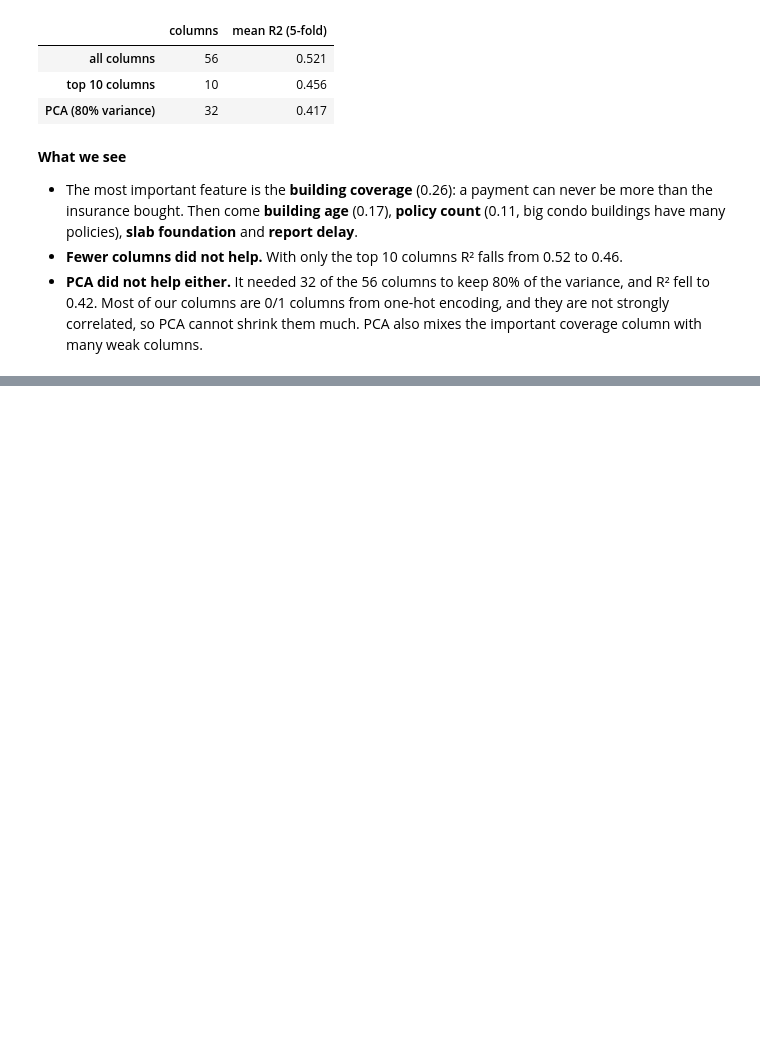
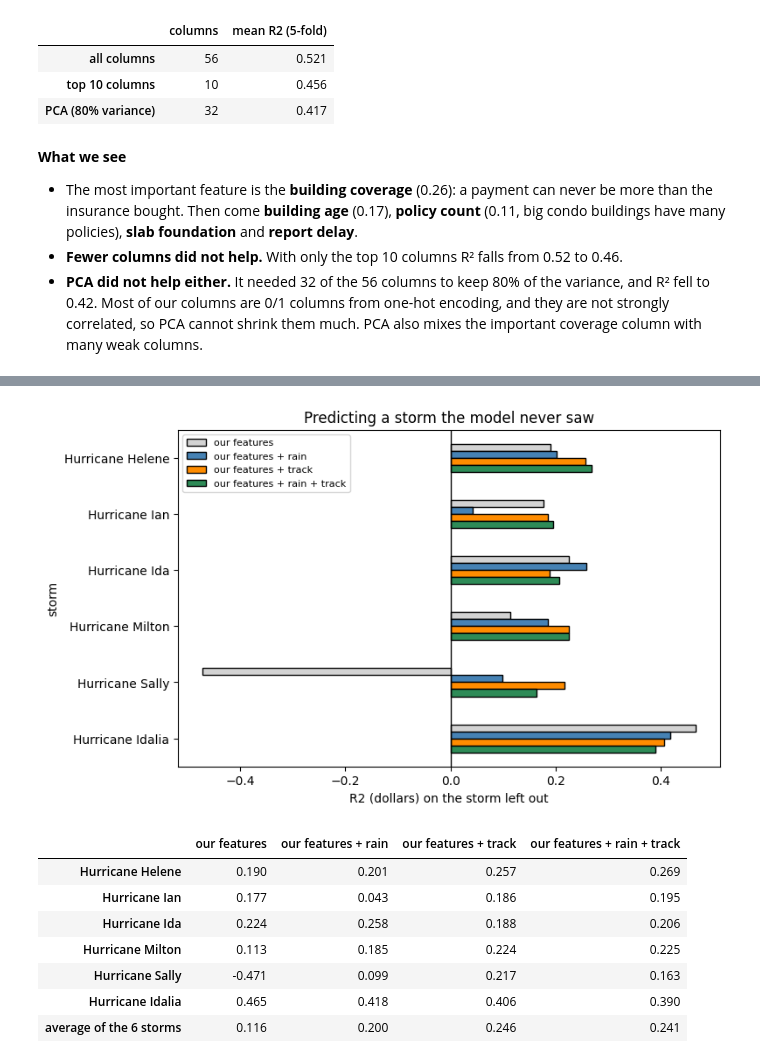
Before and after one commit to VenkatRepaka/nfip_claims_project, a Jupyter notebook: student_notebooks/02_RQ1_payment_amount.ipynb, the cells around one changed output, grey strips where cells are left out. Cells and saved outputs as stored; diff of their text form; code cells hidden in the pictures; blank space fills up the shorter version.

```diff
--- a/student_notebooks/02_RQ1_payment_amount.ipynb
+++ b/student_notebooks/02_RQ1_payment_amount.ipynb
@@ -319,0 +436,13 @@ PCA components kept: [np.int64(32), np.int64(32), np.int64(32), np.int64(32), np
+# %%
+track = pd.read_parquet('data/track_features.parquet')
+TRACK_FEATURES = [col for col in track.columns if col.startswith('trk_') and col != 'trk_storm']
+track_cols = df[['id']].merge(track, on='id', how='left').set_index(df.index)
+X_track = pd.concat([X, track_cols.loc[paid, TRACK_FEATURES]], axis=1)
+X_both = pd.concat([X_rain, track_cols.loc[paid, TRACK_FEATURES]], axis=1)
+
+# Check: is the storm we found the storm named in the claim?
+named = df.loc[paid, 'floodEvent'].str.startswith('Hurricane', na=False)
+same = [isinstance(s, str) and s.lower() in e.lower()
+        for s, e in zip(track_cols.loc[paid, 'trk_storm'][named], df.loc[paid, 'floodEvent'][named])]
+print(f'"Hurricane X" claims matched to storm X: {np.mean(same):.1%}')
+print(f'Paid claims with a storm centre within 200 km: {(track_cols.loc[paid, "trk_dist_km"] <= 200).mean():.1%}')
@@ -319,0 +452,9 @@ PCA components kept: [np.int64(32), np.int64(32), np.int64(32), np.int64(32), np
+# %%
+# Same gradient boosting model, train 2020-2023, test 2024-2025
+track_rows = []
+for name, data in [('our features', X), ('our features + rain', X_rain), ('our features + track', X_track),
+                   ('our features + rain + track', X_both)]:
+    p = fit_predict('Gradient boosting', data[train], y[train], data[test])
+    track_rows.append({'features': name, 'R2 on 2024-2025': r2_score(y[test], p),
+                       'median error $ on 2024-2025': np.median(np.abs(y[test] - p))})
+pd.DataFrame(track_rows).set_index('features').round(3)
@@ -319,0 +468,21 @@ PCA components kept: [np.int64(32), np.int64(32), np.int64(32), np.int64(32), np
+# %%
+# Leave one storm out again, now also with the track
+for storm in storm_table.index:
+    out = (event == storm).values
+    for name, data in [('our features + track', X_track), ('our features + rain + track', X_both)]:
+        storm_table.loc[storm, name] = r2_score(y[out], fit_predict('Gradient boosting', data[~out], y[~out], data[out]))
+compare = storm_table[['our features', 'our features + rain', 'our features + track', 'our features + rain + track']]
+compare.plot.barh(figsize=(8, 5), edgecolor='black', color=['lightgray', 'steelblue', 'darkorange', 'seagreen'])
+plt.axvline(0, color='black', lw=1); plt.xlabel('R2 (dollars) on the storm left out'); plt.gca().invert_yaxis()
+plt.title('Predicting a storm the model never saw'); plt.legend(fontsize=8); plt.show()
+pd.concat([compare, compare.mean().to_frame('average of the 6 storms').T]).round(3)
+# %% [output]
+[figure, added]
+|  | our features | our features + rain | our features + track | our features + rain + track |
+| Hurricane Helene | 0.190 | 0.201 | 0.257 | 0.269 |
+| Hurricane Ian | 0.177 | 0.043 | 0.186 | 0.195 |
+| Hurricane Ida | 0.224 | 0.258 | 0.188 | 0.206 |
+| Hurricane Milton | 0.113 | 0.185 | 0.224 | 0.225 |
+| Hurricane Sally | -0.471 | 0.099 | 0.217 | 0.163 |
+| Hurricane Idalia | 0.465 | 0.418 | 0.406 | 0.390 |
+| average of the 6 storms | 0.116 | 0.200 | 0.246 | 0.241 |
```
Also changed, not shown: parts of 12 cells of this notebook, 11 other files.
